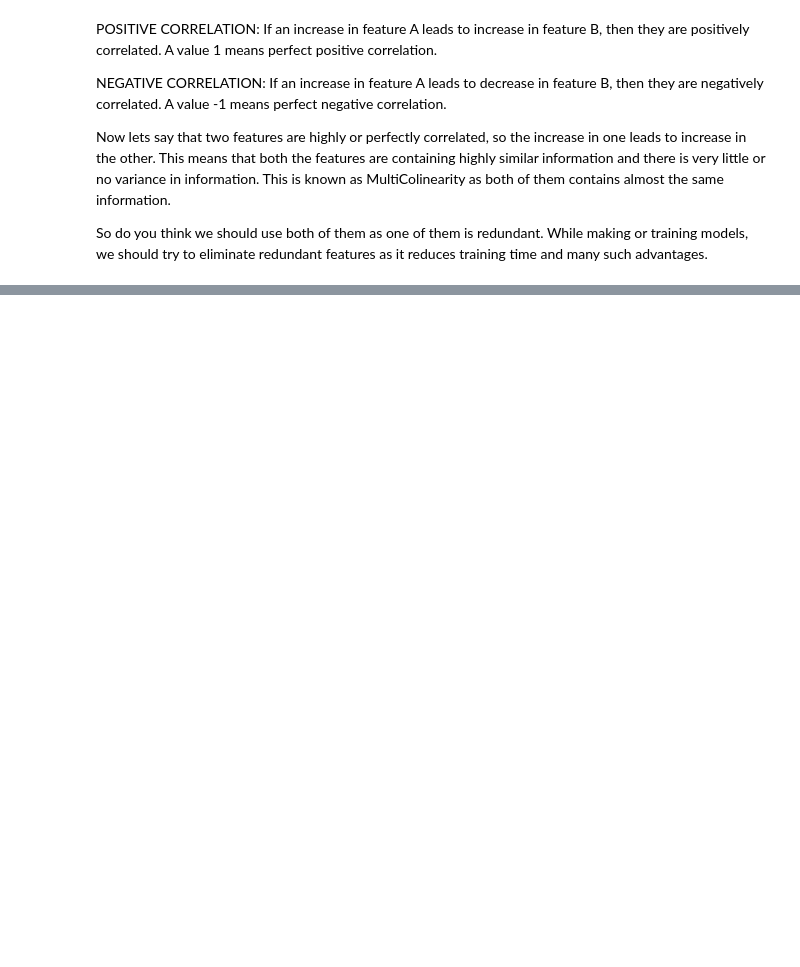
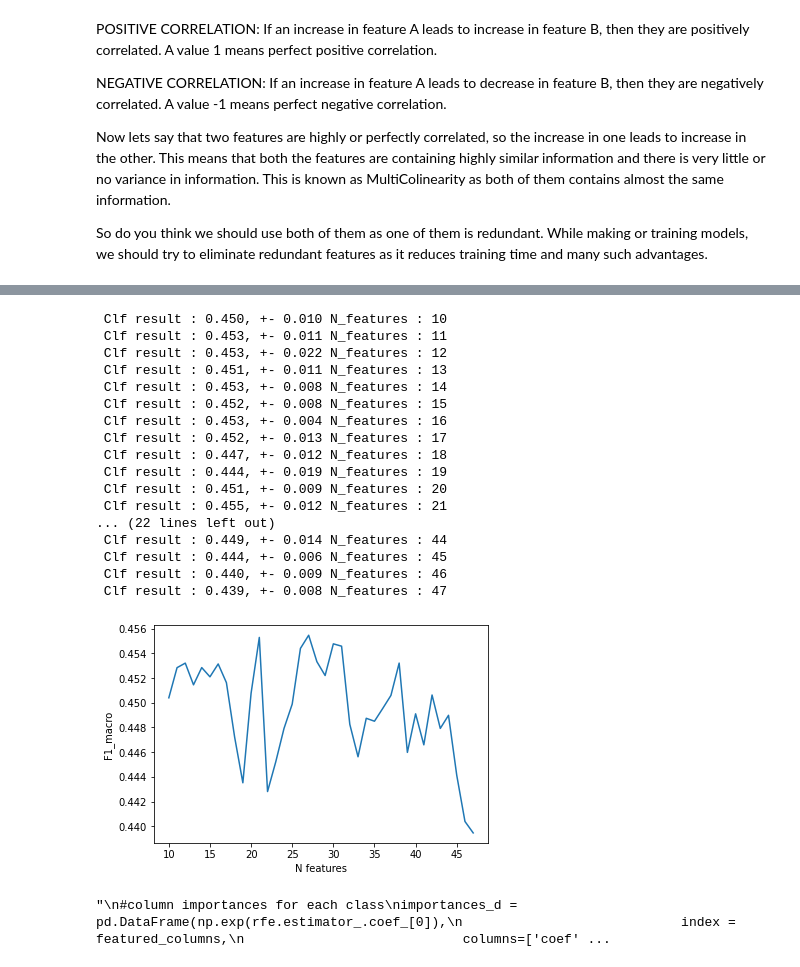
Before and after one commit to AndreaBe99/cloud-computing-project, a Jupyter notebook: CloudComputing_Project.ipynb, the cells around one changed output, grey strips where cells are left out. Drawn from its saved outputs; the diff is of its cells as text; code cells hidden in the pictures; blank space fills up the shorter version.

```diff
--- a/CloudComputing_Project.ipynb
+++ b/CloudComputing_Project.ipynb
@@ -393,0 +803,52 @@ Your comments and feedback are most welcome.
+# %%
+#Creating loop to test which set of features is the best one for Logistic Regression
+
+acc_results = []
+n_features = []
+
+#best classifier on training data
+# clf = LogisticRegression(max_iter = 1000, multi_class = 'multinomial')
+
+clf = RandomForestClassifier()
+
+for i in range(10, 48):
+    rfe = RFE(estimator = clf, n_features_to_select = i, step=1)
+    rfe.fit(X, y)
+    X_temp = rfe.transform(X)
+
+    np.random.seed(101)
+
+    X_train, X_test, y_train, y_test = train_test_split(X_temp,y, test_size = 0.2)
+
+    X_train = scaler.fit_transform(X_train)
+    X_test = scaler.fit_transform(X_test)
+
+    start = time.time()
+    scores = cross_val_score(clf, X_train, y_train, scoring='f1_macro', cv=5)
+    print(" Clf result :", "%0.3f, +- %0.3f" % (scores.mean(), scores.std()), 'N_features :', i)
+    acc_results.append(scores.mean())
+    n_features.append(i)
+
+plt.plot(n_features, acc_results)
+plt.ylabel('F1_macro')
+plt.xlabel('N features')
+plt.show()
+# %% [output]
+ Clf result : 0.450, +- 0.010 N_features : 10
+ Clf result : 0.453, +- 0.011 N_features : 11
+ Clf result : 0.453, +- 0.022 N_features : 12
+ Clf result : 0.451, +- 0.011 N_features : 13
+ Clf result : 0.453, +- 0.008 N_features : 14
+ Clf result : 0.452, +- 0.008 N_features : 15
+ Clf result : 0.453, +- 0.004 N_features : 16
+ Clf result : 0.452, +- 0.013 N_features : 17
+ Clf result : 0.447, +- 0.012 N_features : 18
+ Clf result : 0.444, +- 0.019 N_features : 19
+ Clf result : 0.451, +- 0.009 N_features : 20
+ Clf result : 0.455, +- 0.012 N_features : 21
+... (22 lines left out)
+ Clf result : 0.449, +- 0.014 N_features : 44
+ Clf result : 0.444, +- 0.006 N_features : 45
+ Clf result : 0.440, +- 0.009 N_features : 46
+ Clf result : 0.439, +- 0.008 N_features : 47
+[figure, added]
@@ -393,0 +866,24 @@ Your comments and feedback are most welcome.
+# %%
+#getting column names
+
+featured_columns = pd.DataFrame(rfe.support_,
+                            index = X.columns,
+                            columns=['is_in'])
+
+featured_columns = featured_columns[featured_columns.is_in == True].index.tolist()
+"""
+#column importances for each class
+importances_d = pd.DataFrame(np.exp(rfe.estimator_.coef_[0]),
+                            index = featured_columns,
+                            columns=['coef']).sort_values('coef', ascending = False)
+
+importances_a = pd.DataFrame(np.exp(rfe.estimator_.coef_[1]),
+                            index = featured_columns,
+                            columns=['coef']).sort_values('coef', ascending = False)
+
+importances_h = pd.DataFrame(np.exp(rfe.estimator_.coef_[2]),
+                            index = featured_columns,
+                            columns=['coef']).sort_values('coef', ascending = False)
+"""
+# %% [output]
+"\n#column importances for each class\nimportances_d = pd.DataFrame(np.exp(rfe.estimator_.coef_[0]),\n                            index = featured_columns,\n                            columns=['coef' ...
```
Also changed, not shown: parts of 105 cells of this notebook.
